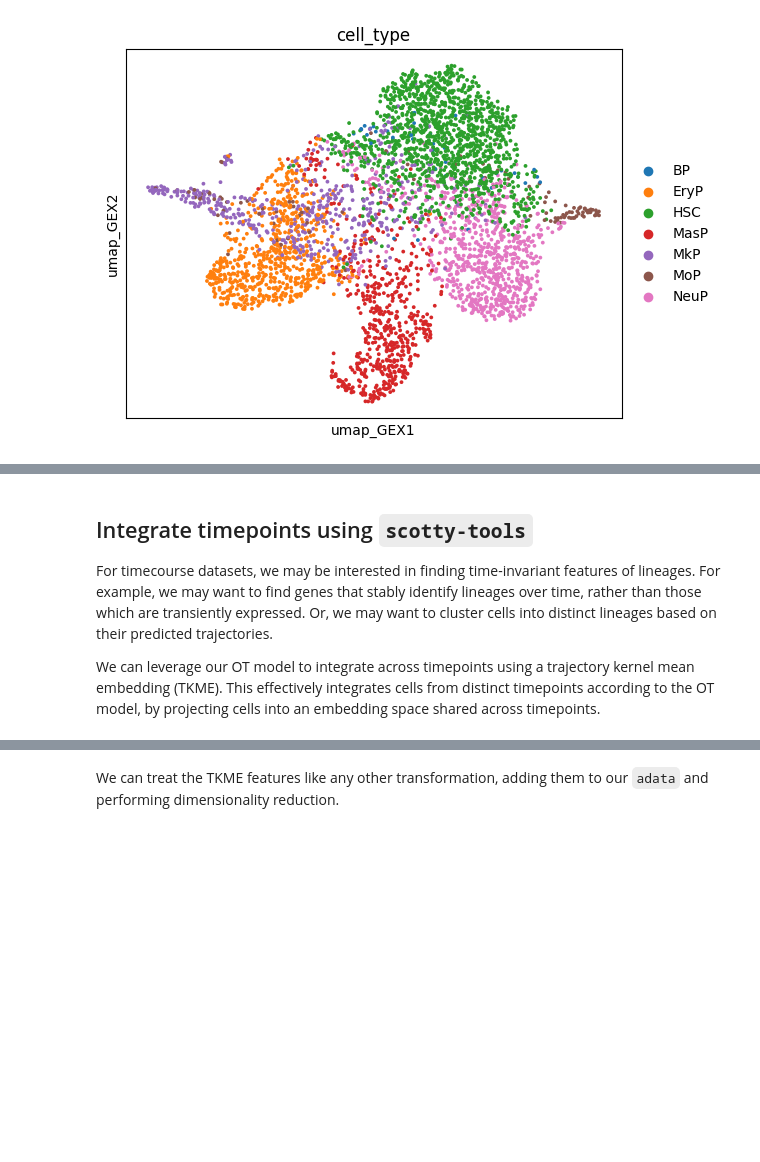
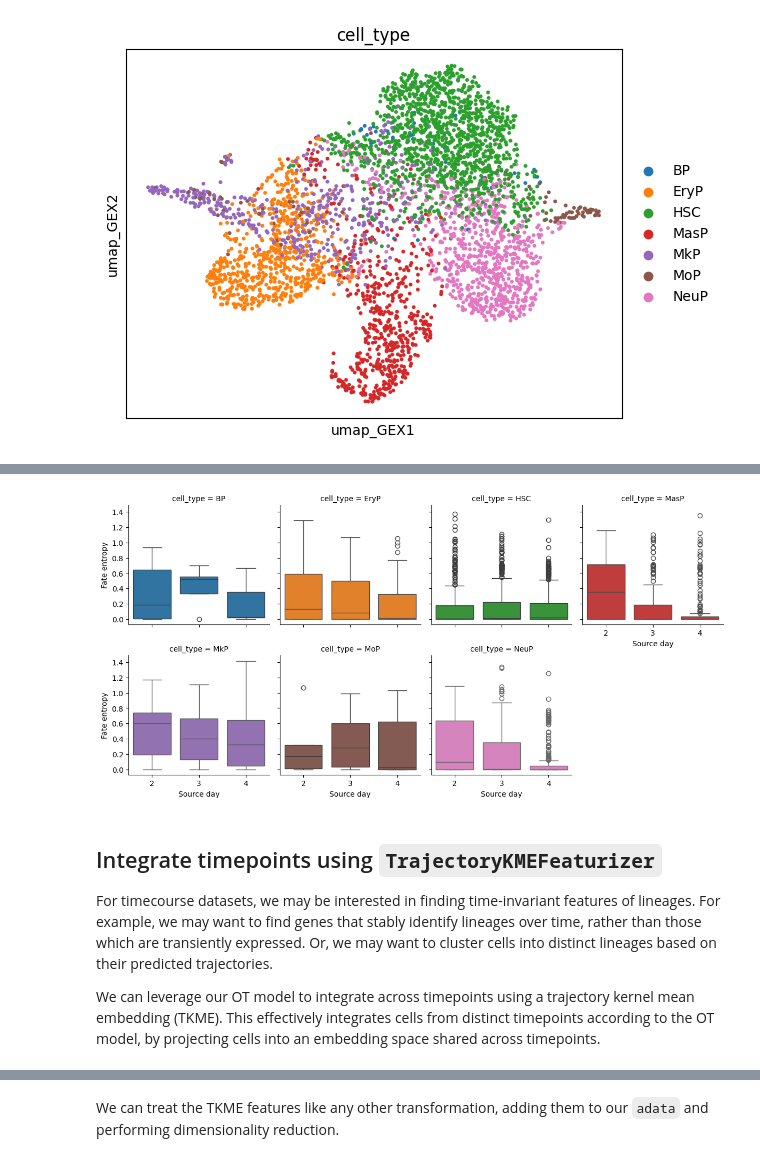
Before and after one commit to alecplotkin/scotty-tools, a Jupyter notebook: examples/quickstart.ipynb, the cells around one changed output, grey strips where cells are left out. Drawn from its saved outputs; the diff is of its cells as text; code cells hidden in the pictures; blank space fills up the shorter version.

Commit message:
Add fate entropy to tutorial.

```diff
--- a/examples/quickstart.ipynb
+++ b/examples/quickstart.ipynb
@@ -149,5 +154,15 @@ sc.pl.embedding(adata, basis='umap_GEX', color='cell_type')
+# %%
+entropy_df = sct.tools.trajectories.compute_trajectory_entropy(ot_model, adata.obs['cell_type'])
+entropy_df = entropy_df.join(adata.obs['cell_type'])
+
+g = sns.FacetGrid(entropy_df, col='cell_type', hue='cell_type', col_wrap=4)
+g.map_dataframe(sns.boxplot, x='source_day', y='entropy')
+g.set_axis_labels('Source day', 'Fate entropy')
+plt.show()
+# %% [output]
+[figure, added]
 # %% [markdown]
-## Integrate timepoints using `scotty-tools`
+## Integrate timepoints using `TrajectoryKMEFeaturizer`
 
 For timecourse datasets, we may be interested in finding time-invariant features of lineages. For example, we may want to find genes that stably identify lineages over time, rather than those which are transiently expressed. Or, we may want to cluster cells into distinct lineages based on their predicted trajectories.
 
```
Also changed, not shown: parts of 10 cells of this notebook, 1 other file.
